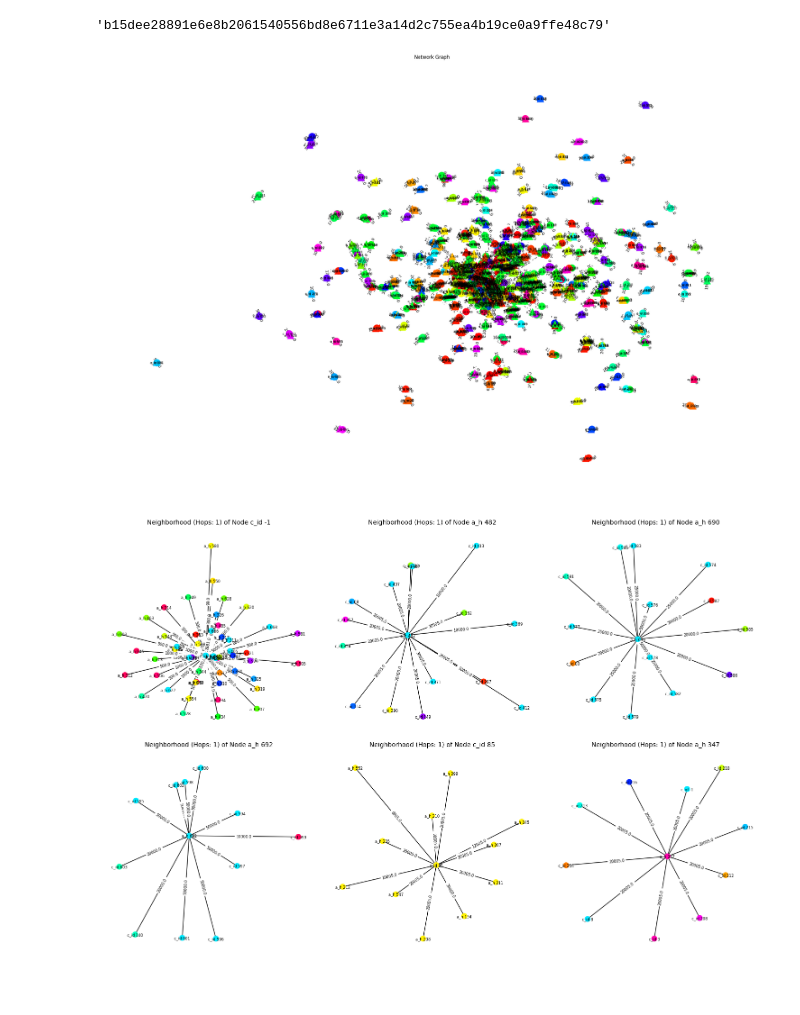
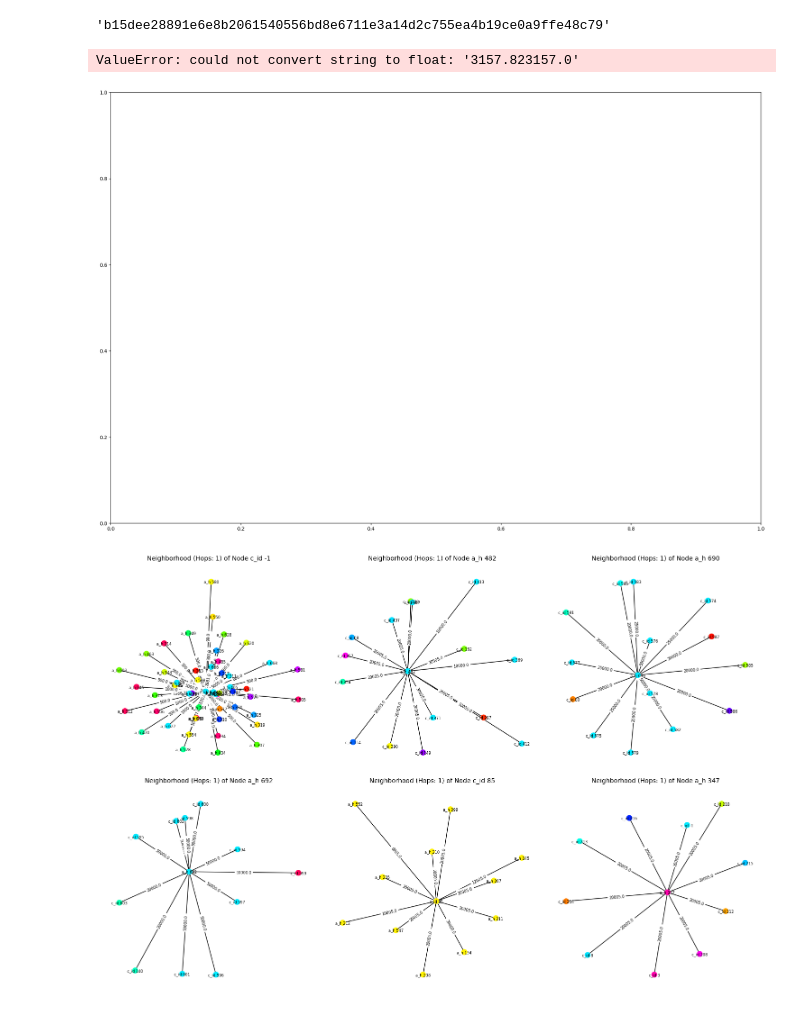
Before and after one commit to shikivaahan/graph-analysis, a Jupyter notebook: graph_analysis.ipynb, the cells around one changed output. Saved outputs shown, nothing was run; the diff lists cells and outputs as text; code cells hidden in the pictures.

```diff
--- a/graph_analysis.ipynb
+++ b/graph_analysis.ipynb
@@ -61,12 +59,13 @@ get_original_value_from_token('a_h 0', token_to_original)
 # %%
 # Initialize the network graph
 nodes = ['account_hash', 'customer_id']
 node_attributes = ['is_fraud', 'email','surname']
 edges = ['amount']
 
-G = create_and_plot_network(df, nodes, edges, 'email',node_attributes)
+G = create_and_plot_network(df, nodes, edges, 'is_fraud',node_attributes)
 # %% [output]
+ValueError: could not convert string to float: '3157.823157.0'
-[figure, old version]
+[figure, new version]
 # %%
 plot_subgraphs(G,num_hops=1)
 # %% [output]
```
Also changed, not shown: parts of 1 cell of this notebook, 8 other files.
